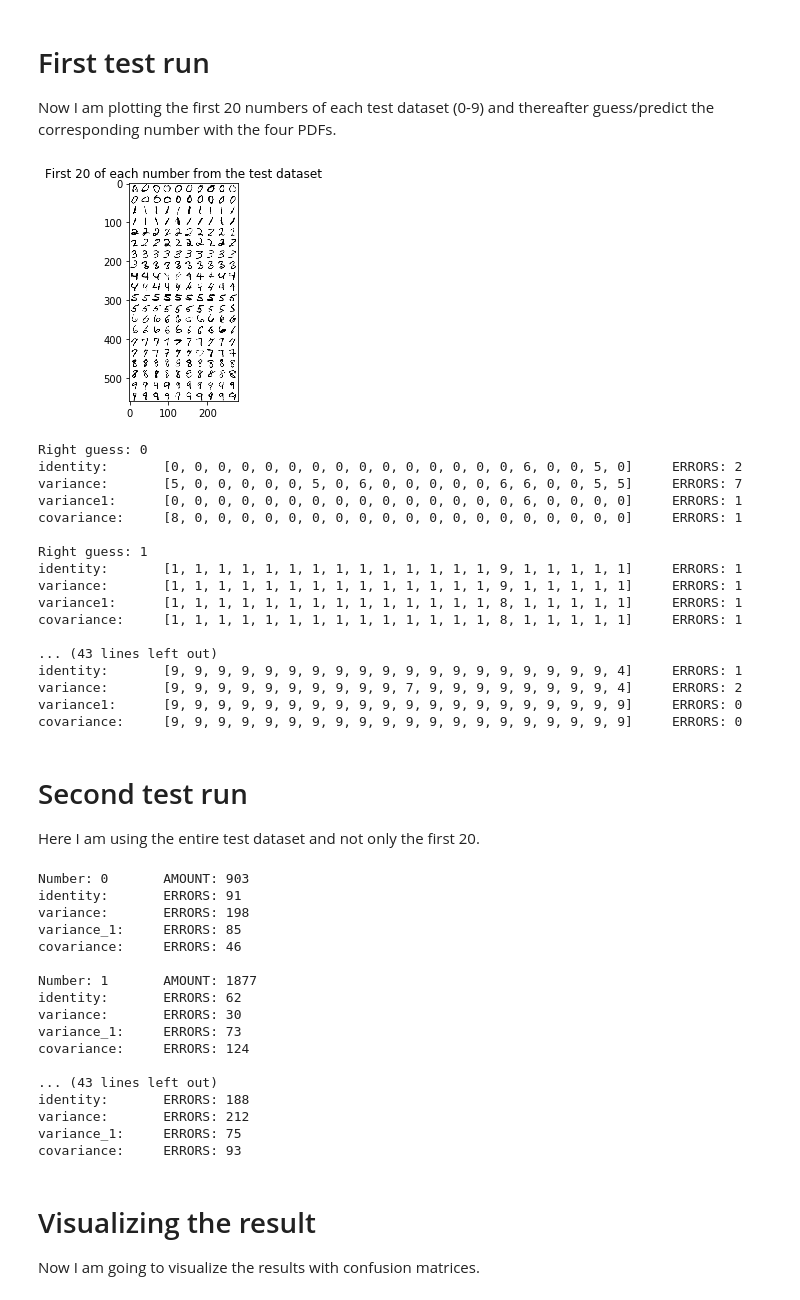
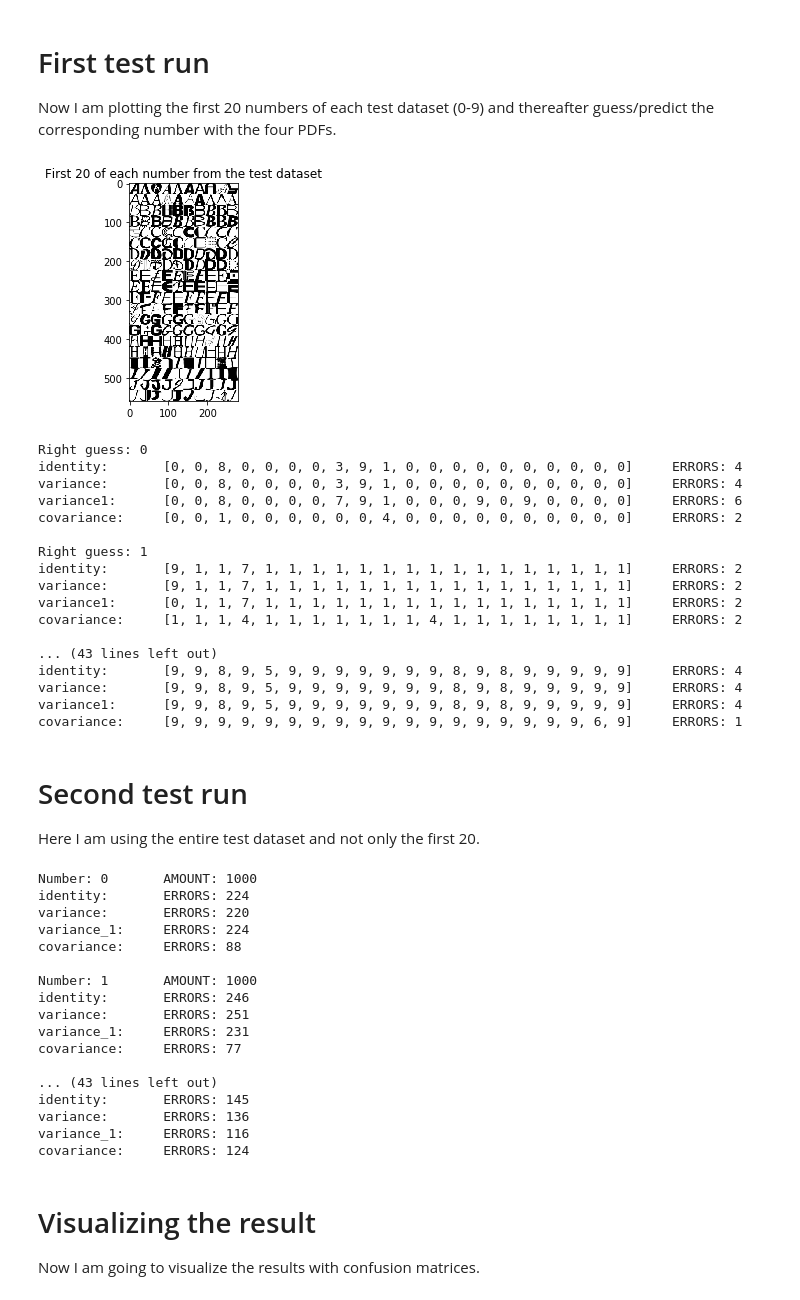
Before and after one commit to mlhhu2017/identifyDigit, a Jupyter notebook: bekcic/gaussian_multivar.ipynb, the cells around one changed output. Cells and saved outputs as stored; diff of their text form; code cells hidden in the pictures.

```diff
--- a/bekcic/gaussian_multivar.ipynb
+++ b/bekcic/gaussian_multivar.ipynb
@@ -12,7 +12,7 @@ from mnist_util import *
 
 Getting the training and test data and calculating means, variances (axis=None, axis=1) and covariances.
 # %%
-training, test = mnist_splitted()
+training, test = load_sorted_data('data_notMNIST')
 
 means = mean(training)
 
@@ -51,9 +51,10 @@ pdfs_cov = multivariates(training, covariances)
 Now I am plotting the first 20 numbers of each test dataset (0-9) and thereafter guess/predict the corresponding number with the four PDFs.
 # %%
 tmp = flatten_lists([test[i][:20] for i in range(10)])
+tmp = [np.array(x) for x in tmp]
 plot_all_numbers(tmp, elements_per_line=10, plot_title="First 20 of each number from the test dataset")
 # %% [output]
-[figure, old version]
+[figure, new version]
 # %%
 for i in range(10):
     guess_identity = [tell_number(pdfs_id, num) for num in test[i][:20]]
@@ -69,22 +70,22 @@ for i in range(10):
     print("")
 # %% [output]
 Right guess: 0
-identity:       [0, 0, 0, 0, 0, 0, 0, 0, 0, 0, 0, 0, 0, 0, 0, 6, 0, 0, 5, 0]     ERRORS: 2
-variance:       [5, 0, 0, 0, 0, 0, 5, 0, 6, 0, 0, 0, 0, 0, 6, 6, 0, 0, 5, 5]     ERRORS: 7
-variance1:      [0, 0, 0, 0, 0, 0, 0, 0, 0, 0, 0, 0, 0, 0, 0, 6, 0, 0, 0, 0]     ERRORS: 1
-covariance:     [8, 0, 0, 0, 0, 0, 0, 0, 0, 0, 0, 0, 0, 0, 0, 0, 0, 0, 0, 0]     ERRORS: 1
+identity:       [0, 0, 8, 0, 0, 0, 0, 3, 9, 1, 0, 0, 0, 0, 0, 0, 0, 0, 0, 0]     ERRORS: 4
+variance:       [0, 0, 8, 0, 0, 0, 0, 3, 9, 1, 0, 0, 0, 0, 0, 0, 0, 0, 0, 0]     ERRORS: 4
+variance1:      [0, 0, 8, 0, 0, 0, 0, 7, 9, 1, 0, 0, 0, 9, 0, 9, 0, 0, 0, 0]     ERRORS: 6
+covariance:     [0, 0, 1, 0, 0, 0, 0, 0, 0, 4, 0, 0, 0, 0, 0, 0, 0, 0, 0, 0]     ERRORS: 2
 
 Right guess: 1
-identity:       [1, 1, 1, 1, 1, 1, 1, 1, 1, 1, 1, 1, 1, 1, 9, 1, 1, 1, 1, 1]     ERRORS: 1
-variance:       [1, 1, 1, 1, 1, 1, 1, 1, 1, 1, 1, 1, 1, 1, 9, 1, 1, 1, 1, 1]     ERRORS: 1
-variance1:      [1, 1, 1, 1, 1, 1, 1, 1, 1, 1, 1, 1, 1, 1, 8, 1, 1, 1, 1, 1]     ERRORS: 1
-covariance:     [1, 1, 1, 1, 1, 1, 1, 1, 1, 1, 1, 1, 1, 1, 8, 1, 1, 1, 1, 1]     ERRORS: 1
+identity:       [9, 1, 1, 7, 1, 1, 1, 1, 1, 1, 1, 1, 1, 1, 1, 1, 1, 1, 1, 1]     ERRORS: 2
+variance:       [9, 1, 1, 7, 1, 1, 1, 1, 1, 1, 1, 1, 1, 1, 1, 1, 1, 1, 1, 1]     ERRORS: 2
+variance1:      [0, 1, 1, 7, 1, 1, 1, 1, 1, 1, 1, 1, 1, 1, 1, 1, 1, 1, 1, 1]     ERRORS: 2
+covariance:     [1, 1, 1, 4, 1, 1, 1, 1, 1, 1, 1, 4, 1, 1, 1, 1, 1, 1, 1, 1]     ERRORS: 2
 
 ... (43 lines left out)
-identity:       [9, 9, 9, 9, 9, 9, 9, 9, 9, 9, 9, 9, 9, 9, 9, 9, 9, 9, 9, 4]     ERRORS: 1
-variance:       [9, 9, 9, 9, 9, 9, 9, 9, 9, 9, 7, 9, 9, 9, 9, 9, 9, 9, 9, 4]     ERRORS: 2
-variance1:      [9, 9, 9, 9, 9, 9, 9, 9, 9, 9, 9, 9, 9, 9, 9, 9, 9, 9, 9, 9]     ERRORS: 0
-covariance:     [9, 9, 9, 9, 9, 9, 9, 9, 9, 9, 9, 9, 9, 9, 9, 9, 9, 9, 9, 9]     ERRORS: 0
+identity:       [9, 9, 8, 9, 5, 9, 9, 9, 9, 9, 9, 9, 8, 9, 8, 9, 9, 9, 9, 9]     ERRORS: 4
+variance:       [9, 9, 8, 9, 5, 9, 9, 9, 9, 9, 9, 9, 8, 9, 8, 9, 9, 9, 9, 9]     ERRORS: 4
+variance1:      [9, 9, 8, 9, 5, 9, 9, 9, 9, 9, 9, 9, 8, 9, 8, 9, 9, 9, 9, 9]     ERRORS: 4
+covariance:     [9, 9, 9, 9, 9, 9, 9, 9, 9, 9, 9, 9, 9, 9, 9, 9, 9, 9, 6, 9]     ERRORS: 1
 # %% [markdown]
 # Second test run
 Here I am using the entire test dataset and not only the first 20.
@@ -106,23 +107,23 @@ for i in range(10):
     print("covariance:\tERRORS: {0}".format(len([x for x in guess_covariance[i] if x != i])))
     print("")
 # %% [output]
-Number: 0       AMOUNT: 903
-identity:       ERRORS: 91
-variance:       ERRORS: 198
-variance_1:     ERRORS: 85
-covariance:     ERRORS: 46
+Number: 0       AMOUNT: 1000
+identity:       ERRORS: 224
+variance:       ERRORS: 220
+variance_1:     ERRORS: 224
+covariance:     ERRORS: 88
 
-Number: 1       AMOUNT: 1877
-identity:       ERRORS: 62
-variance:       ERRORS: 30
-variance_1:     ERRORS: 73
-covariance:     ERRORS: 124
+Number: 1       AMOUNT: 1000
+identity:       ERRORS: 246
+variance:       ERRORS: 251
+variance_1:     ERRORS: 231
+covariance:     ERRORS: 77
 
 ... (43 lines left out)
-identity:       ERRORS: 188
-variance:       ERRORS: 212
-variance_1:     ERRORS: 75
-covariance:     ERRORS: 93
+identity:       ERRORS: 145
+variance:       ERRORS: 136
+variance_1:     ERRORS: 116
+covariance:     ERRORS: 124
 # %% [markdown]
 # Visualizing the result
 
```
Also changed, not shown: parts of 3 cells of this notebook, 2 other files.
